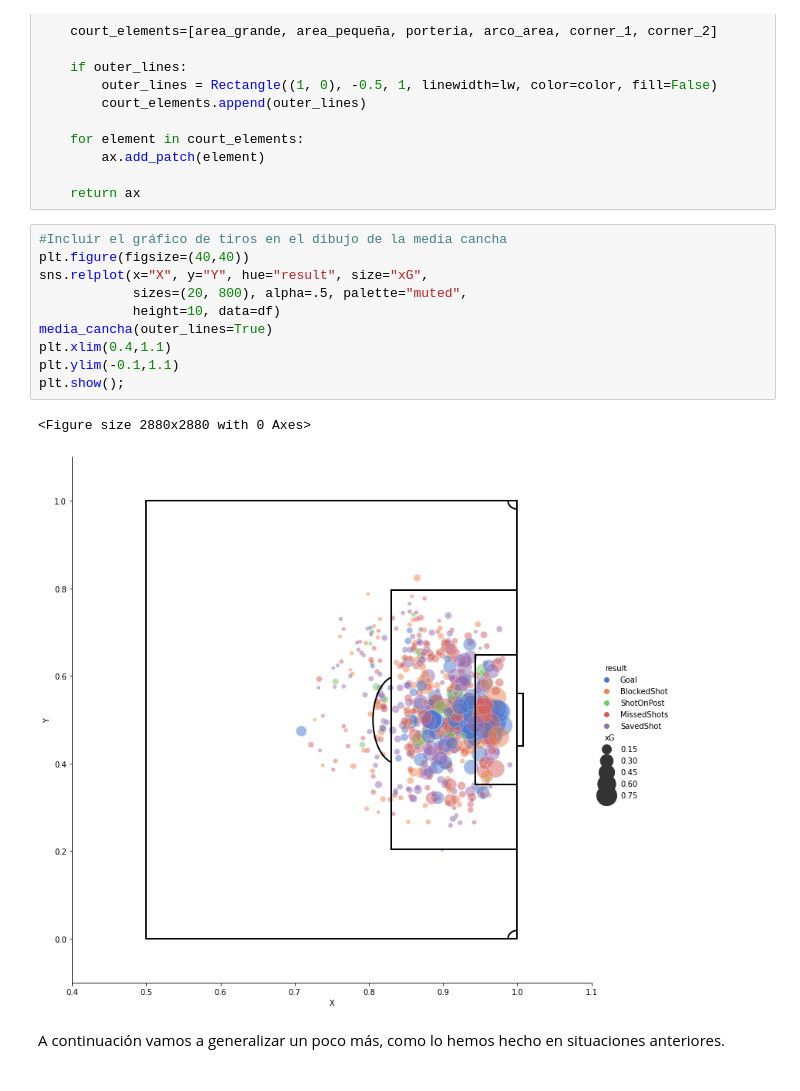
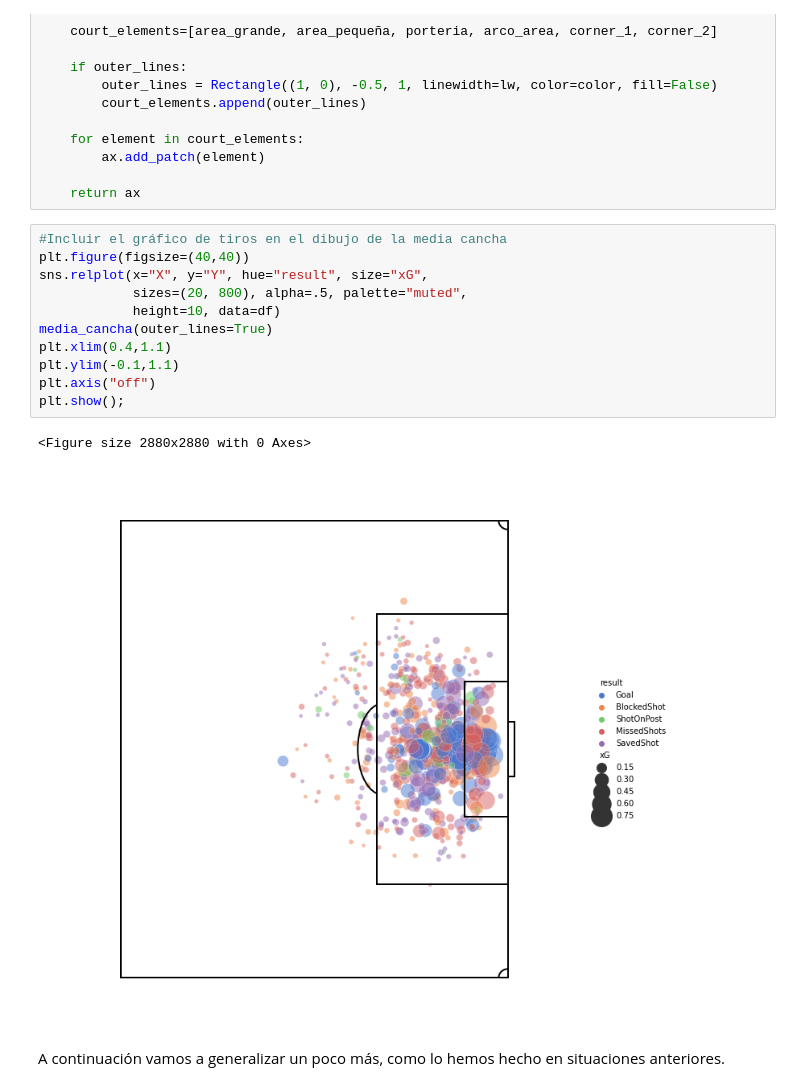
Before and after one commit to victorballesteros8/understat-futbol, a Jupyter notebook: Understat.ipynb, the cells around one changed output. Drawn from its saved outputs; the diff is of its cells as text.

```diff
--- a/Understat.ipynb
+++ b/Understat.ipynb
@@ -857,16 +857,17 @@ def media_cancha(ax=None, color='black', lw=2, outer_lines=False):
 # %%
 #Incluir el gráfico de tiros en el dibujo de la media cancha
 plt.figure(figsize=(40,40))
 sns.relplot(x="X", y="Y", hue="result", size="xG",
             sizes=(20, 800), alpha=.5, palette="muted",
             height=10, data=df)
 media_cancha(outer_lines=True)
 plt.xlim(0.4,1.1)
 plt.ylim(-0.1,1.1)
+plt.axis("off")
 plt.show();
 # %% [output]
 <Figure size 2880x2880 with 0 Axes>
-[figure, old version]
+[figure, new version]
 # %% [markdown]
 A continuación vamos a generalizar un poco más, como lo hemos hecho en situaciones anteriores.
 # %%
```
Also changed, not shown: parts of 2 cells of this notebook.
